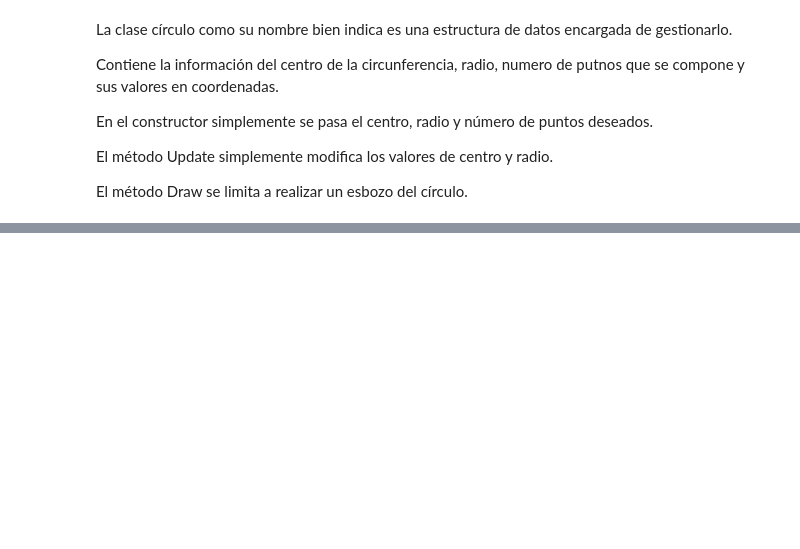
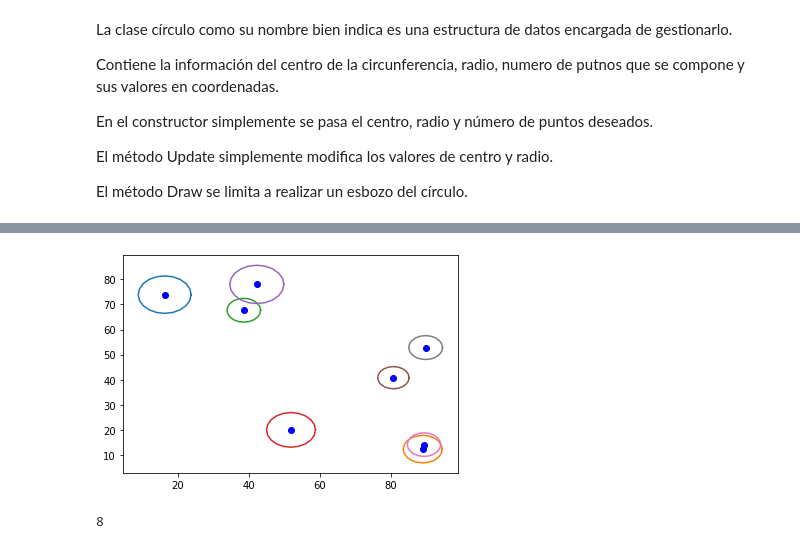
Before and after one commit to ClusteringIA/Clustering, a Jupyter notebook: Proyecto IA.ipynb, the cells around one changed output, grey strips where cells are left out. Saved outputs shown, nothing was run; the diff lists cells and outputs as text; code cells hidden in the pictures; blank space fills up the shorter version.

```diff
--- a/Proyecto IA.ipynb
+++ b/Proyecto IA.ipynb
@@ -274,0 +431,9 @@ setDatos.DrawData('ro')
+# %%
+for i in range (0,len(cs.circles)):
+    cs.circles[i].Draw()
+# %% [output]
+[figure, added]
+# %%
+print(len(cs.circles))
+# %% [output]
+8
```
Also changed, not shown: parts of 18 cells of this notebook, 2 other files.
